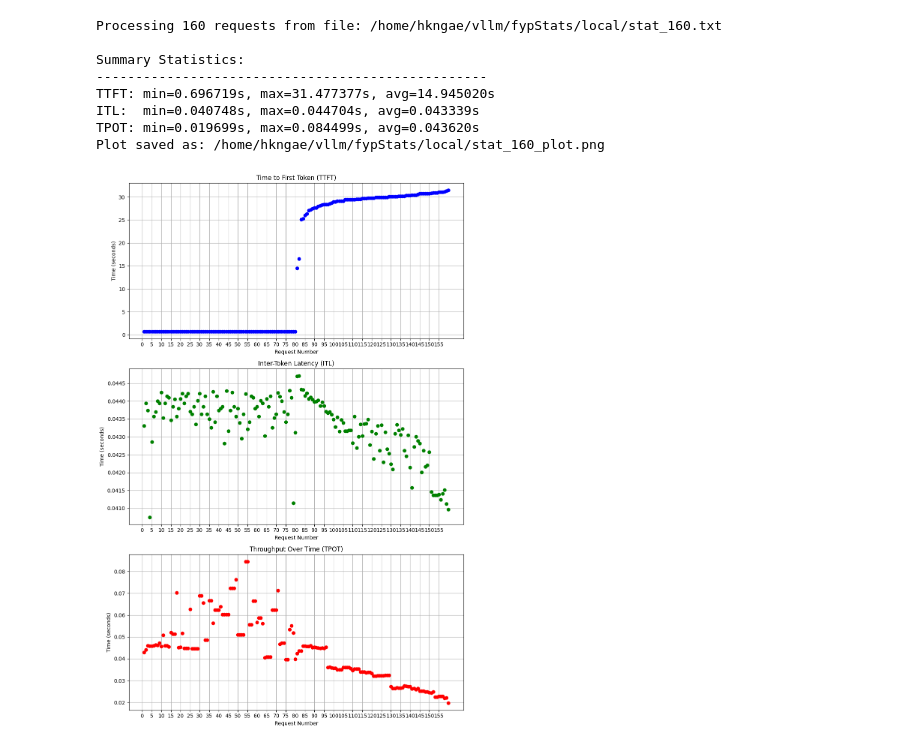
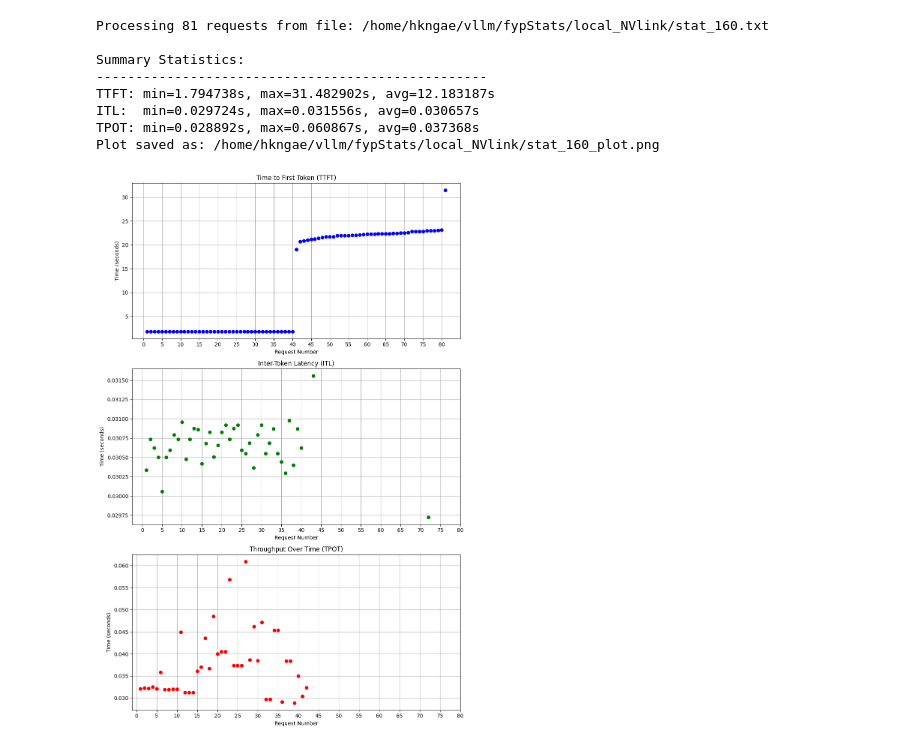
Before and after one commit to gunther520/v, a Jupyter notebook: fypStats/stat_graph.ipynb, the cells around one changed output. Cells and saved outputs as stored; diff of their text form; code cells hidden in the pictures.

```diff
--- a/fypStats/stat_graph.ipynb
+++ b/fypStats/stat_graph.ipynb
@@ -172,15 +172,15 @@ Plot saved as: /home/hkngae/vllm/fypStats/local/stat_80_plot.png
 # %%
-filename = "/home/hkngae/vllm/fypStats/local/stat_160.txt"
+filename = "/home/hkngae/vllm/fypStats/local_NVlink/stat_160.txt"
 num_requests = 160
 mai(filename, num_requests)
 # %% [output]
-Processing 160 requests from file: /home/hkngae/vllm/fypStats/local/stat_160.txt
+Processing 81 requests from file: /home/hkngae/vllm/fypStats/local_NVlink/stat_160.txt
 
 Summary Statistics:
 --------------------------------------------------
-TTFT: min=0.696719s, max=31.477377s, avg=14.945020s
-ITL:  min=0.040748s, max=0.044704s, avg=0.043339s
-TPOT: min=0.019699s, max=0.084499s, avg=0.043620s
-Plot saved as: /home/hkngae/vllm/fypStats/local/stat_160_plot.png
+TTFT: min=1.794738s, max=31.482902s, avg=12.183187s
+ITL:  min=0.029724s, max=0.031556s, avg=0.030657s
+TPOT: min=0.028892s, max=0.060867s, avg=0.037368s
+Plot saved as: /home/hkngae/vllm/fypStats/local_NVlink/stat_160_plot.png
-[figure, old version]
+[figure, new version]
 # %%
```
Also changed, not shown: parts of 23 cells of this notebook, 26 other files.
